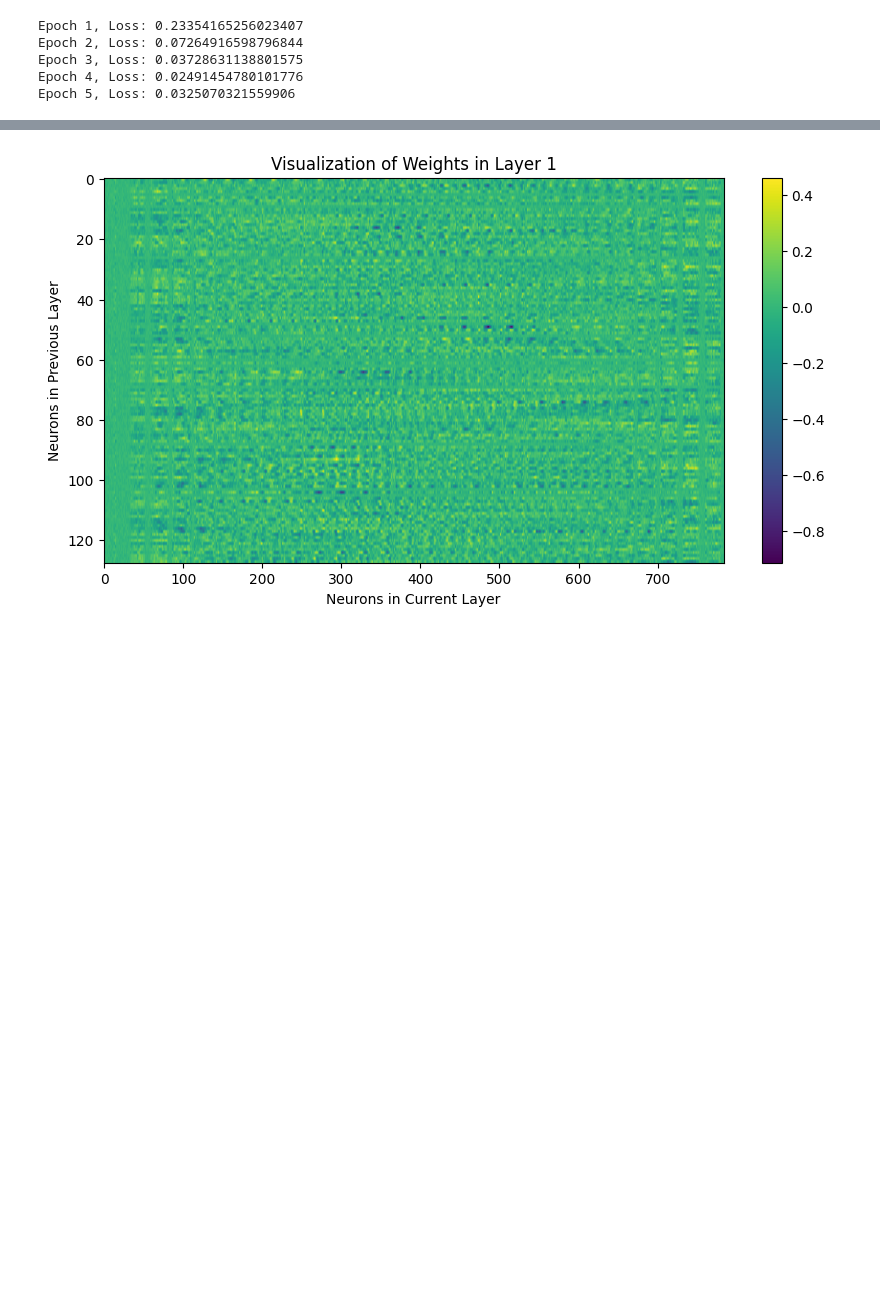
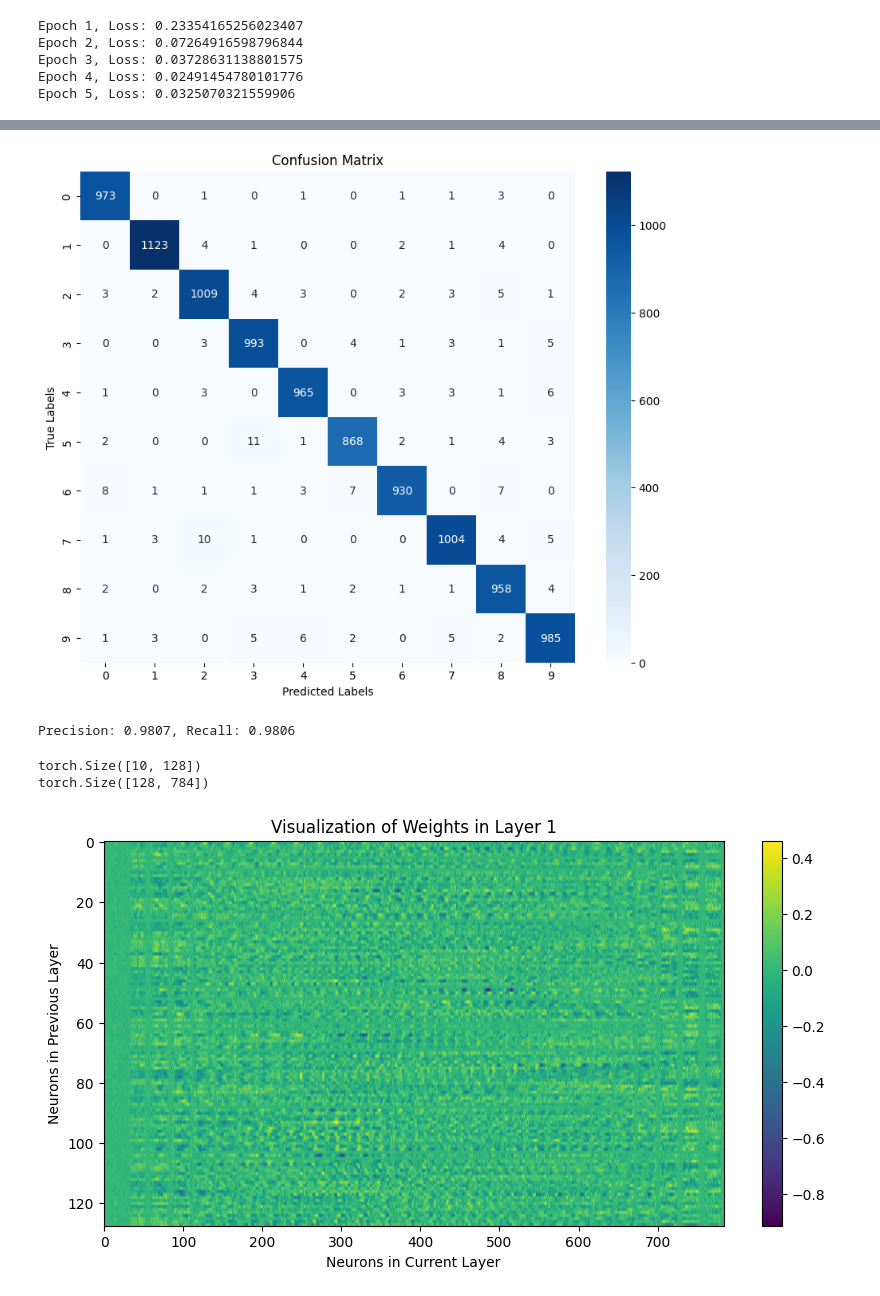
Before and after one commit to Yukesh432/pytorch-learning, a Jupyter notebook: nn_architecture/simple_nn.ipynb, the cells around one changed output, grey strips where cells are left out. Saved outputs shown, nothing was run; the diff lists cells and outputs as text; code cells hidden in the pictures; blank space fills up the shorter version.

```diff
--- a/nn_architecture/simple_nn.ipynb
+++ b/nn_architecture/simple_nn.ipynb
@@ -50,0 +85,28 @@ Epoch 5, Loss: 0.0325070321559906
+# %%
+# Iterative pruning and validation
+prune_percentage = 0.1  # Prune 10% of the connections each iteration
+num_iterations = 10
+acceptable_accuracy_drop = 0.5  # Acceptable drop in accuracy percentage
+
+initial_loss, initial_accuracy = validate_network(seed_net, test_loader, criterion)
+
+for iteration in range(num_iterations):
+    # Prune the network
+    prune_network(seed_net, prune_percentage)
+
+    # Retrain (fine-tune) the network
+    retrain_network(seed_net, train_loader, optimizer, criterion, epochs=3)
+
+    # Validate the performance
+    validation_loss, validation_accuracy = validate_network(seed_net, test_loader, criterion)
+
+    print(f"Iteration {iteration}: Validation Loss: {validation_loss:.4f}, Validation Accuracy: {validation_accuracy:.2f}%")
+
+    # Check if performance is acceptable
+    if initial_accuracy - validation_accuracy > acceptable_accuracy_drop:
+        print(f"Stopping early at iteration {iteration} due to performance degradation beyond acceptable drop of {acceptable_accuracy_drop}%.")
+        break
+
+# Evaluate model performance after pruning
+evaluate_model_performance(seed_net, test_loader)
+# %% [output]
@@ -50,0 +123,2 @@ Epoch 5, Loss: 0.0325070321559906
+[figure, added]
+Precision: 0.9807, Recall: 0.9806
@@ -51,3 +127,9 @@ Epoch 5, Loss: 0.0325070321559906
+# %%
+print(seed_net.fc2.weight.data.shape)
+print(seed_net.fc1.weight.data.shape)
+# %% [output]
+torch.Size([10, 128])
+torch.Size([128, 784])
 # %%
 def plot_nn_structure(model):
     for i, layer in enumerate([model.fc1, model.fc2]):
```
Also changed, not shown: parts of 4 cells of this notebook.
